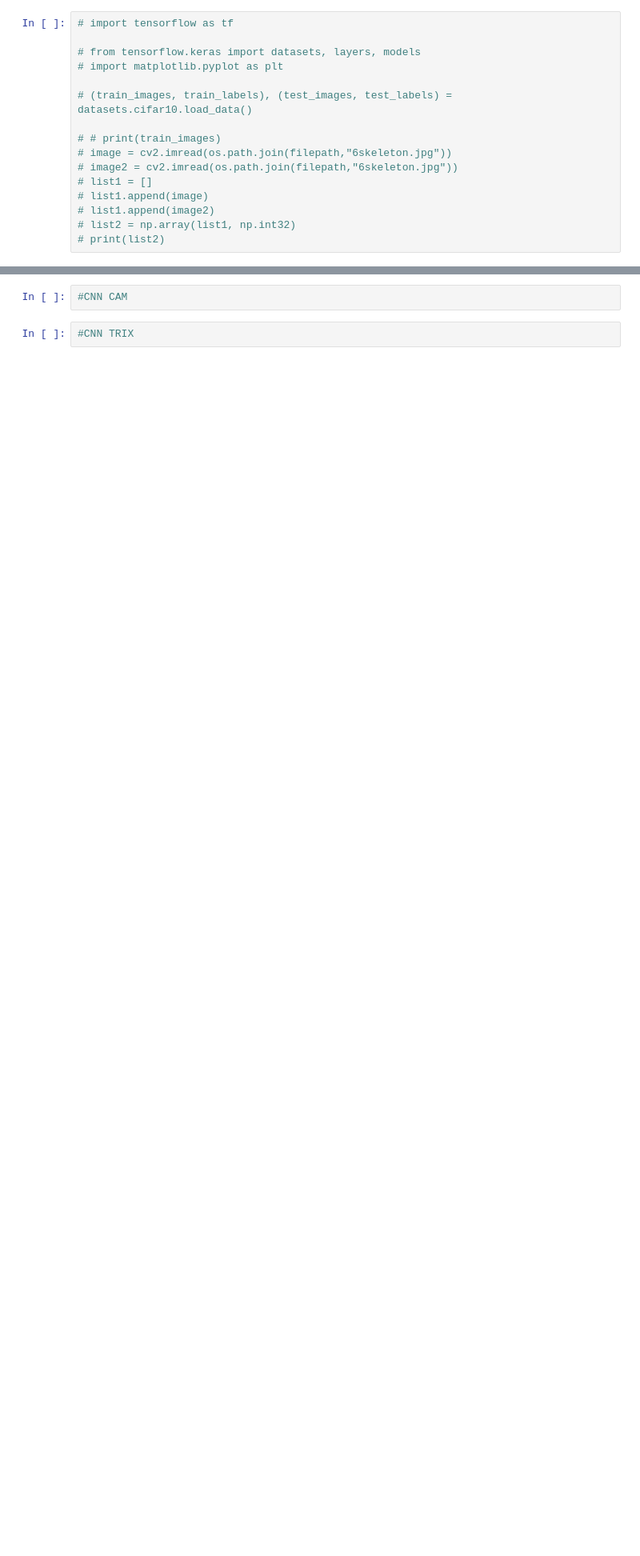
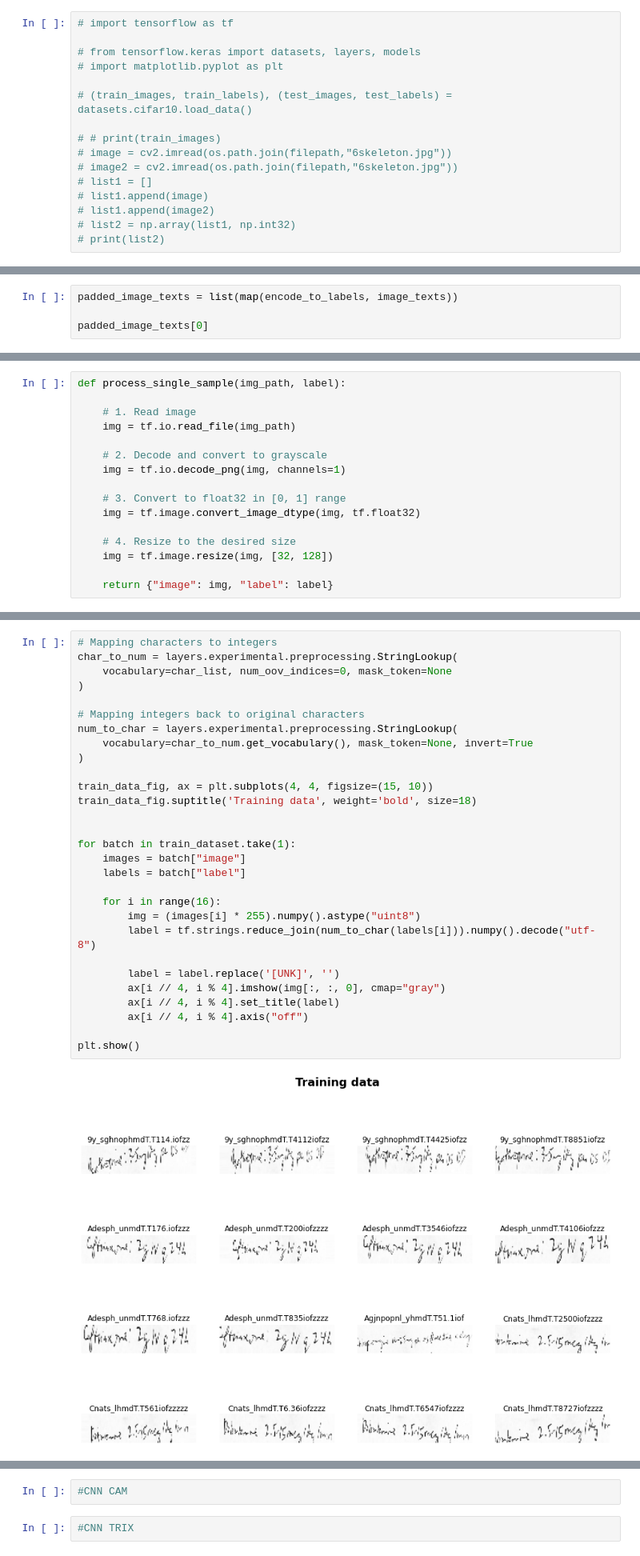
Before and after one commit to camillegaanan/CED-CRNN, a Jupyter notebook: DataAugmentation.ipynb, the cells around one changed output, grey strips where cells are left out. Shown: that part at 80% size. Saved outputs shown, nothing was run; the diff lists cells and outputs as text; blank space fills up the shorter version.

```diff
--- a/DataAugmentation.ipynb
+++ b/DataAugmentation.ipynb
@@ -274,0 +362,4 @@ print(list_test_images)
+# %%
+padded_image_texts = list(map(encode_to_labels, image_texts))
+
+padded_image_texts[0]
@@ -274,0 +375,16 @@ print(list_test_images)
+# %%
+def process_single_sample(img_path, label):
+
+    # 1. Read image
+    img = tf.io.read_file(img_path)
+
+    # 2. Decode and convert to grayscale
+    img = tf.io.decode_png(img, channels=1)
+
+    # 3. Convert to float32 in [0, 1] range
+    img = tf.image.convert_image_dtype(img, tf.float32)
+
+    # 4. Resize to the desired size
+    img = tf.image.resize(img, [32, 128])
+
+    return {"image": img, "label": label}
@@ -274,0 +432,31 @@ print(list_test_images)
+# %%
+# Mapping characters to integers
+char_to_num = layers.experimental.preprocessing.StringLookup(
+    vocabulary=char_list, num_oov_indices=0, mask_token=None
+)
+
+# Mapping integers back to original characters
+num_to_char = layers.experimental.preprocessing.StringLookup(
+    vocabulary=char_to_num.get_vocabulary(), mask_token=None, invert=True
+)
+
+train_data_fig, ax = plt.subplots(4, 4, figsize=(15, 10))
+train_data_fig.suptitle('Training data', weight='bold', size=18)
+
+
+for batch in train_dataset.take(1):
+    images = batch["image"]
+    labels = batch["label"]
+
+    for i in range(16):
+        img = (images[i] * 255).numpy().astype("uint8")
+        label = tf.strings.reduce_join(num_to_char(labels[i])).numpy().decode("utf-8")
+
+        label = label.replace('[UNK]', '')
+        ax[i // 4, i % 4].imshow(img[:, :, 0], cmap="gray")
+        ax[i // 4, i % 4].set_title(label)
+        ax[i // 4, i % 4].axis("off")
+
+plt.show()
+# %% [output]
+[figure, added]
```
Also changed, not shown: parts of 19 cells of this notebook.
